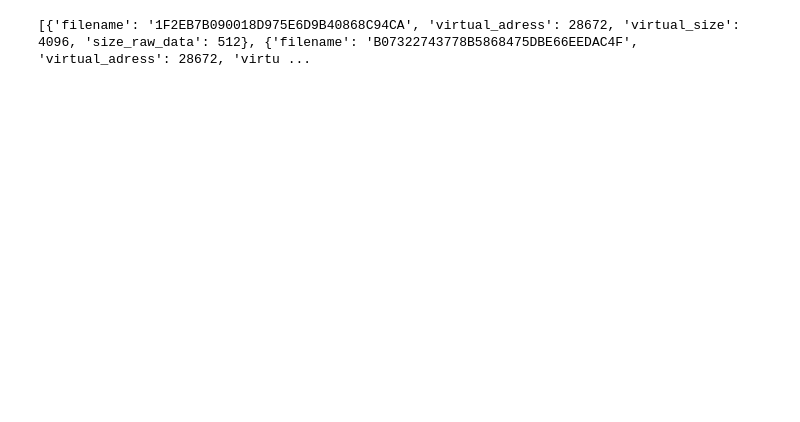
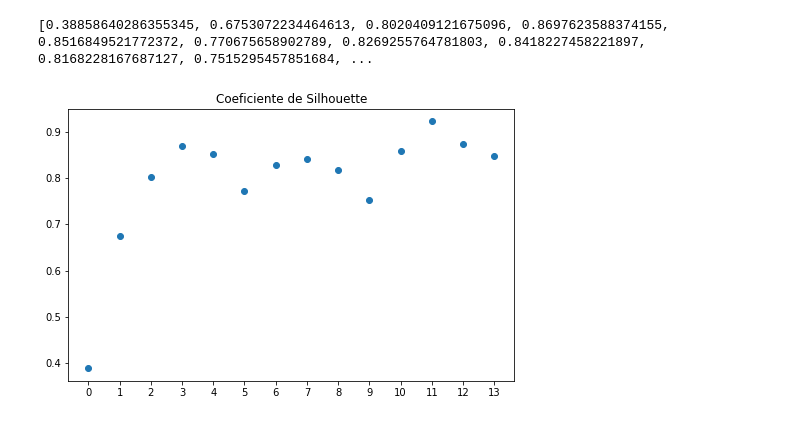
Before and after one commit to dianaxime/SDS-Lab3, a Jupyter notebook: Lab3.ipynb, the cells around one changed output. Drawn from its saved outputs; the diff is of its cells as text; code cells hidden in the pictures; blank space fills up the shorter version.

```diff
--- a/Lab3.ipynb
+++ b/Lab3.ipynb
@@ -44,0 +38,7 @@ PL98_BD8B082B7711BC980252F988BB0CA936,b'UPX2\x00\x00\x00\x00',0xc5000,0x1000,102
+# %%
+df.fillna(value = 0, inplace = True)
+# %%
+for column in df.columns.values:
+    df[column] = df[column].astype(int)
+    if len(df[column].unique()) == 2:
+        df[column] = df[column].astype('category')
@@ -45,4 +70,29 @@ PL98_BD8B082B7711BC980252F988BB0CA936,b'UPX2\x00\x00\x00\x00',0xc5000,0x1000,102
+# %%
+scaler = StandardScaler()
+X = scaler.fit_transform(df)
+# %%
+sil = []
+kmax = 15
+
+for k in range (2, kmax + 1):
+  kmeans = KMeans(
+        init = "random",
+        n_clusters = k,
+        n_init = 1,
+        max_iter = 200,
+        random_state = 123
+    ).fit(X)
+  etiquetas = kmeans.labels_
+  sil.append(silhouette_score(X, etiquetas, metric = 'euclidean'))
 # %%
-print(malware)
+print(sil)
 # %% [output]
-[{'filename': '1F2EB7B090018D975E6D9B40868C94CA', 'virtual_adress': 28672, 'virtual_size': 4096, 'size_raw_data': 512}, {'filename': 'B07322743778B5868475DBE66EEDAC4F', 'virtual_adress': 28672, 'virtu ...
+[0.38858640286355345, 0.6753072234464613, 0.8020409121675096, 0.8697623588374155, 0.8516849521772372, 0.770675658902789, 0.8269255764781803, 0.8418227458221897, 0.8168228167687127, 0.7515295457851684, ...
+# %%
+k = list(range(14))
+plt.scatter(k, sil)
+plt.title('Coeficiente de Silhouette')
+plt.xticks(k, k)
+plt.show()
+# %% [output]
+[figure, added]
```
Also changed, not shown: parts of 14 cells of this notebook, 1 other file.
